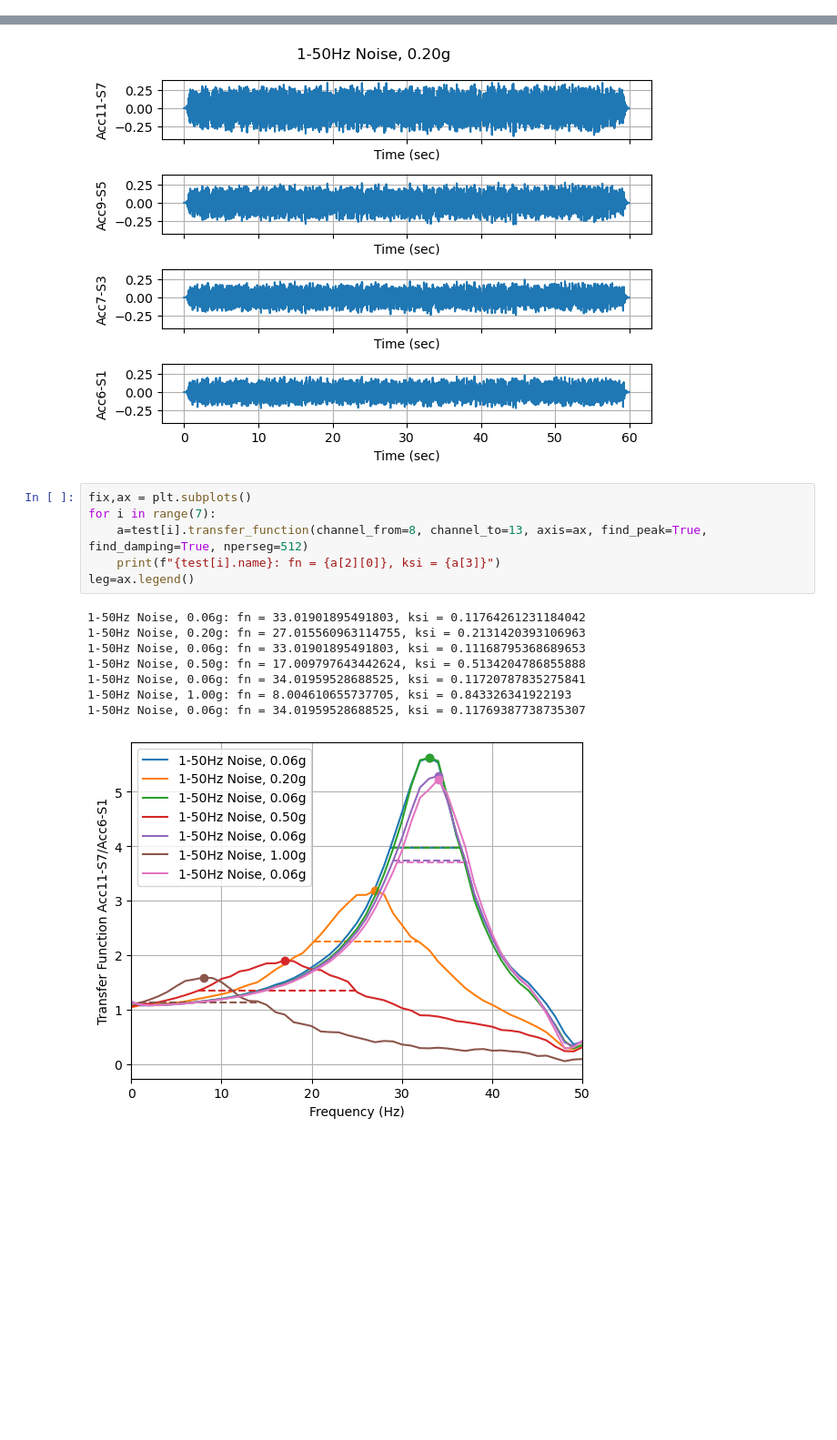
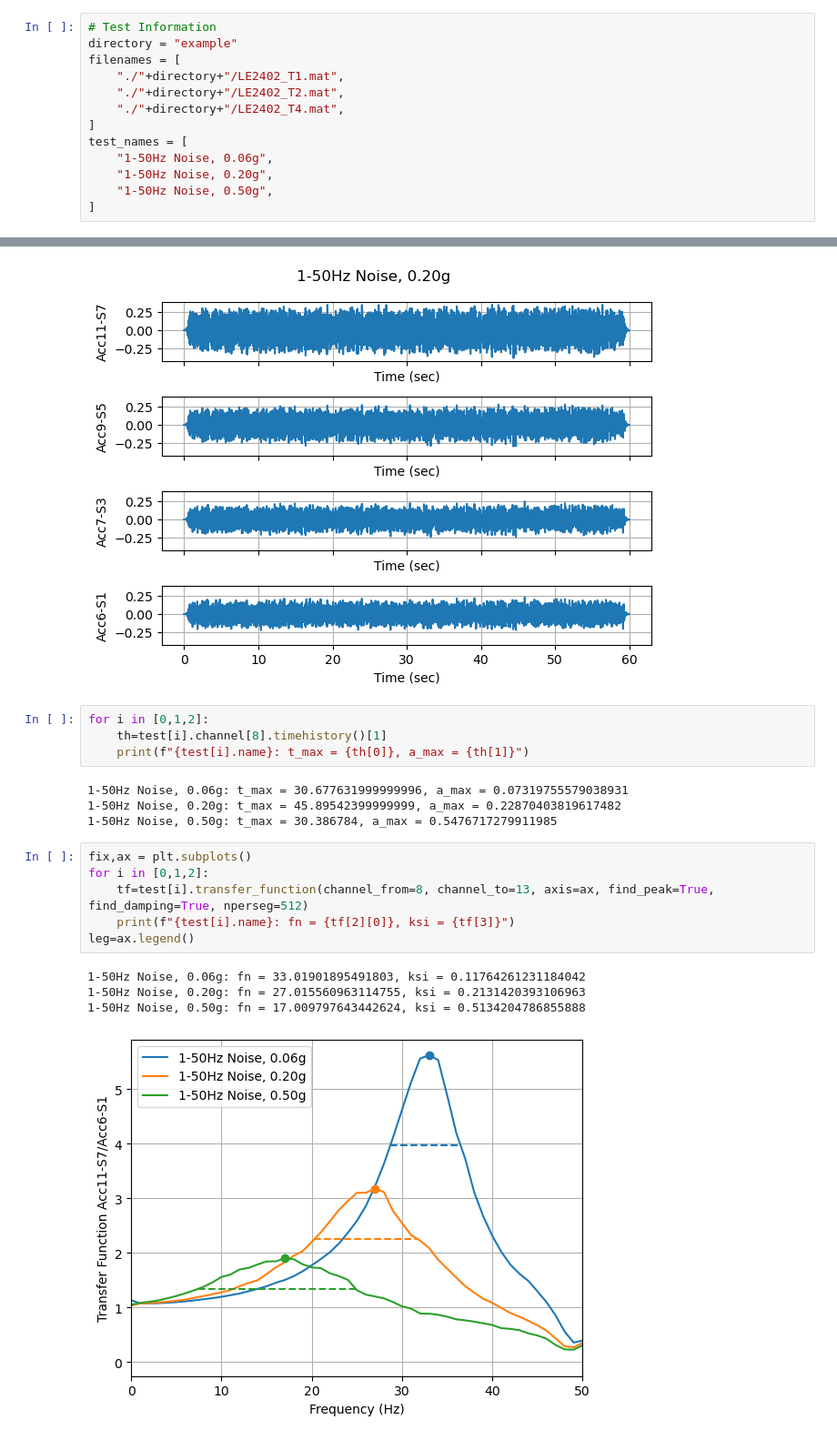
Before and after one commit to dkaramitros/pyDySP, a Jupyter notebook: example_1.ipynb, the cells around one changed output, grey strips where cells are left out. Shown at 91% size. Drawn from its saved outputs; the diff is of its cells as text; blank space fills up the shorter version.

Commit message:
added example

```diff
--- a/example.ipynb
+++ b/example_1.ipynb
@@ -60,3 +12,16 @@ test_names = [
+# %%
+# Test Information
+directory = "example"
+filenames = [
+    "./"+directory+"/LE2402_T1.mat",
+    "./"+directory+"/LE2402_T2.mat",
+    "./"+directory+"/LE2402_T4.mat",
+]
+test_names = [
+    "1-50Hz Noise, 0.06g",
+    "1-50Hz Noise, 0.20g",
+    "1-50Hz Noise, 0.50g",
+]
 # %%
 # Channel information
 channel_names = [
@@ -131,18 +96,22 @@ ax = test[1].channel[8].plot(plot_type="Arias")
 ax = test[1].plot(channels=[13,11,9,8], columns=1, plot_type="Timehistory") #same inputs as above
 # %% [output]
 [figure]
+# %%
+for i in [0,1,2]:
+    th=test[i].channel[8].timehistory()[1]
+    print(f"{test[i].name}: t_max = {th[0]}, a_max = {th[1]}")
+# %% [output]
+1-50Hz Noise, 0.06g: t_max = 30.677631999999996, a_max = 0.07319755579038931
+1-50Hz Noise, 0.20g: t_max = 45.89542399999999, a_max = 0.22870403819617482
+1-50Hz Noise, 0.50g: t_max = 30.386784, a_max = 0.5476717279911985
 # %%
 fix,ax = plt.subplots()
-for i in range(7):
-    a=test[i].transfer_function(channel_from=8, channel_to=13, axis=ax, find_peak=True, find_damping=True, nperseg=512)
-    print(f"{test[i].name}: fn = {a[2][0]}, ksi = {a[3]}")
+for i in [0,1,2]:
+    tf=test[i].transfer_function(channel_from=8, channel_to=13, axis=ax, find_peak=True, find_damping=True, nperseg=512)
+    print(f"{test[i].name}: fn = {tf[2][0]}, ksi = {tf[3]}")
 leg=ax.legend()
 # %% [output]
 1-50Hz Noise, 0.06g: fn = 33.01901895491803, ksi = 0.11764261231184042
 1-50Hz Noise, 0.20g: fn = 27.015560963114755, ksi = 0.2131420393106963
-1-50Hz Noise, 0.06g: fn = 33.01901895491803, ksi = 0.11168795368689653
 1-50Hz Noise, 0.50g: fn = 17.009797643442624, ksi = 0.5134204786855888
-1-50Hz Noise, 0.06g: fn = 34.01959528688525, ksi = 0.11720787835275841
-1-50Hz Noise, 1.00g: fn = 8.004610655737705, ksi = 0.843326341922193
-1-50Hz Noise, 0.06g: fn = 34.01959528688525, ksi = 0.11769387738735307
-[figure, old version]
+[figure, new version]
```
Also changed, not shown: parts of 5 cells of this notebook, 3 other files.
